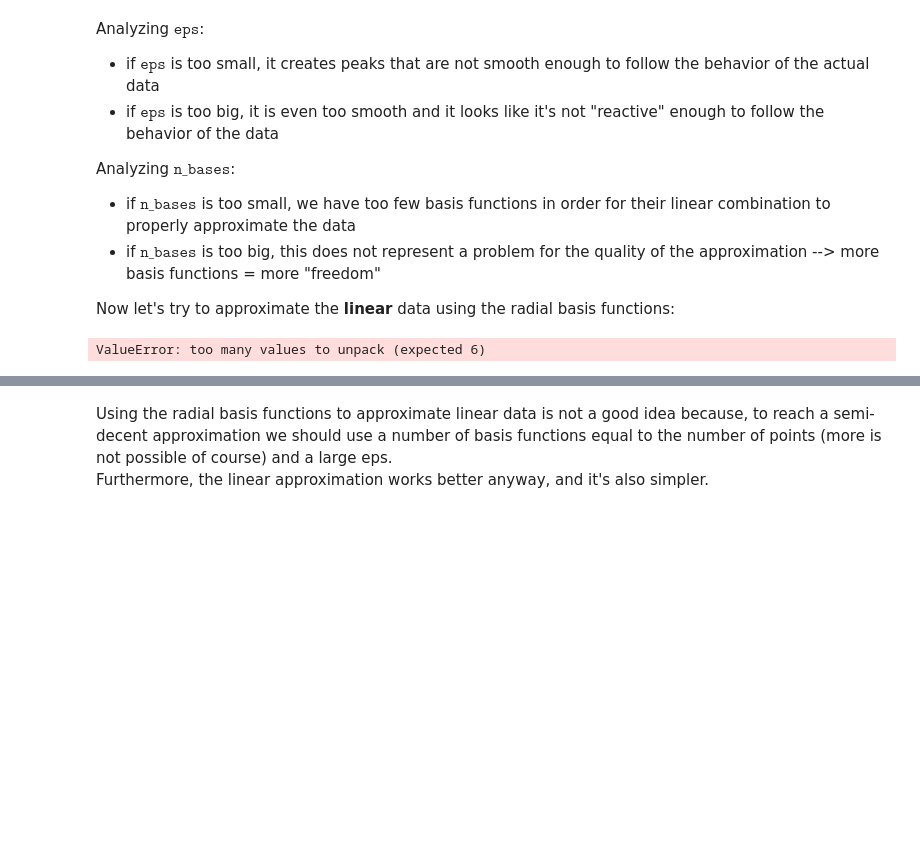
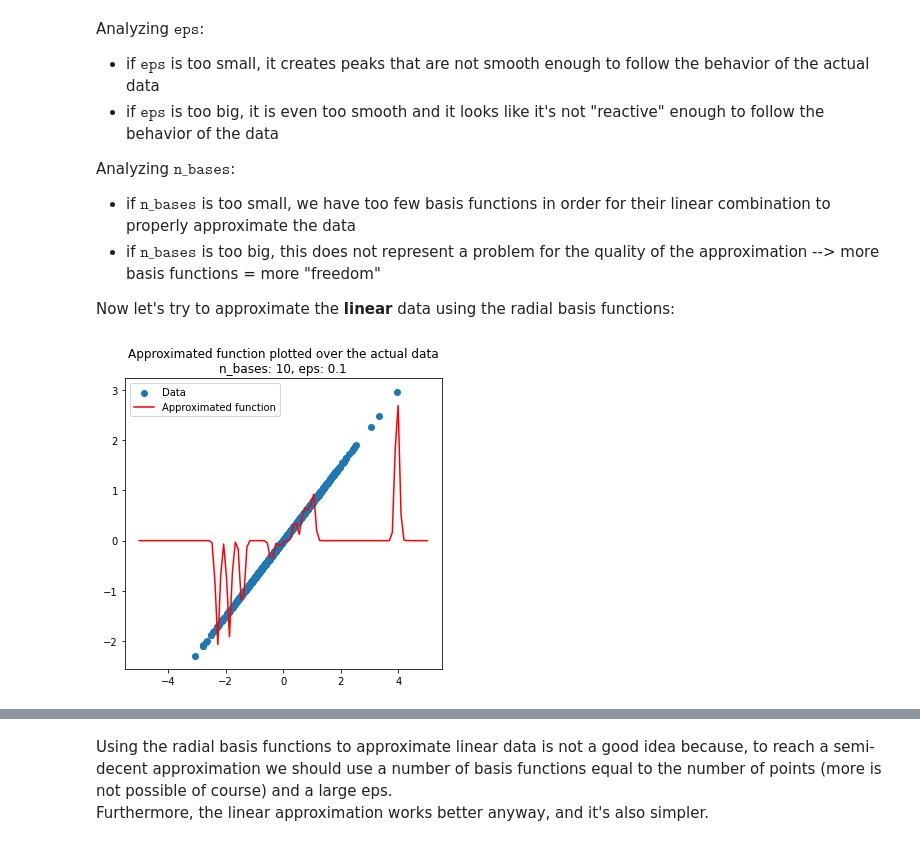
Before and after one commit to AlexPasqua/MLCMS-exercises, a Jupyter notebook: EX5/src/task1.ipynb, the cells around one changed output, grey strips where cells are left out. Cells and saved outputs as stored; diff of their text form; code cells hidden in the pictures; blank space fills up the shorter version.

```diff
--- a/EX5/src/task1.ipynb
+++ b/EX5/src/task1.ipynb
@@ -81,8 +81,8 @@ Analyzing $\texttt{n_bases}$:
 
 Now let's try to approximate the **linear** data using the radial basis functions:
 # %%
-C, residuals, rank, singvals, centers, eps = approx_nonlin_func(linear_data_path, n_bases=10, eps=0.1)
+C, _, _, _, centers, eps, _ = approx_nonlin_func(linear_data_path, n_bases=10, eps=0.1)
 plot_func_over_data(lstsqr_sol=C, data=linear_data_path, linear=False, centers=centers, eps=eps)
 # %% [output]
-ValueError: too many values to unpack (expected 6)
+[figure, added]
 # %%
```
Also changed, not shown: parts of 2 cells of this notebook, 2 other files.
